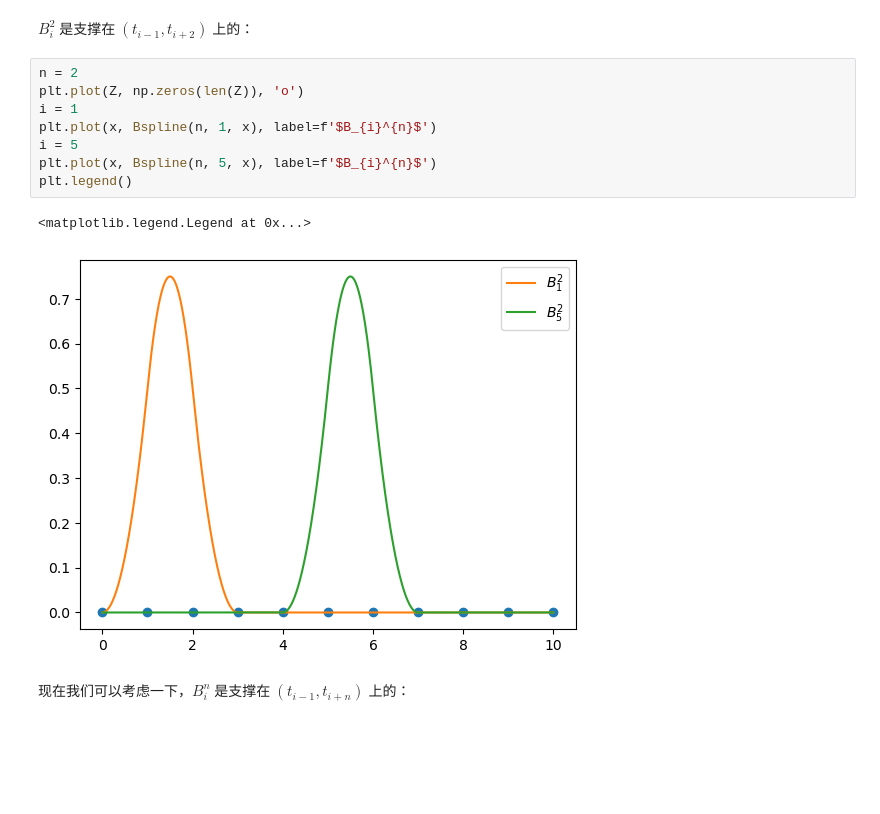
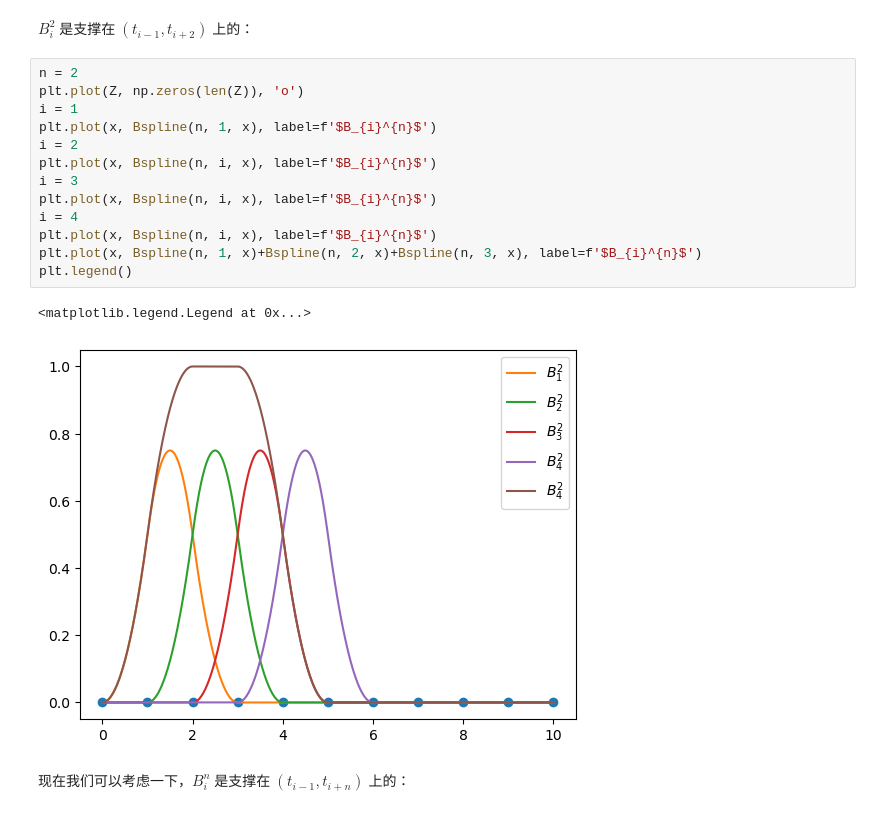
Before and after one commit to wangheyu/NA, a Jupyter notebook: Spline.ipynb, the cells around one changed output. Drawn from its saved outputs; the diff is of its cells as text; blank space fills up the shorter version.

```diff
--- a/Spline.ipynb
+++ b/Spline.ipynb
@@ -135,14 +138,19 @@ $B_i^2$ 是支撑在 $(t_{i - 1}, t_{i + 2})$ 上的：
 # %%
 n = 2
 plt.plot(Z, np.zeros(len(Z)), 'o')
 i = 1
 plt.plot(x, Bspline(n, 1, x), label=f'$B_{i}^{n}$')
-i = 5
-plt.plot(x, Bspline(n, 5, x), label=f'$B_{i}^{n}$')
+i = 2
+plt.plot(x, Bspline(n, i, x), label=f'$B_{i}^{n}$')
+i = 3
+plt.plot(x, Bspline(n, i, x), label=f'$B_{i}^{n}$')
+i = 4
+plt.plot(x, Bspline(n, i, x), label=f'$B_{i}^{n}$')
+plt.plot(x, Bspline(n, 1, x)+Bspline(n, 2, x)+Bspline(n, 3, x), label=f'$B_{i}^{n}$')
 plt.legend()
 # %% [output]
 <matplotlib.legend.Legend at 0x...>
-[figure, old version]
+[figure, new version]
 # %% [markdown]
 现在我们可以考虑一下，$B_i^n$ 是支撑在 $(t_{i - 1}, t_{i + n})$ 上的：
 # %%
```
Also changed, not shown: parts of 48 cells of this notebook, 1 other file.
